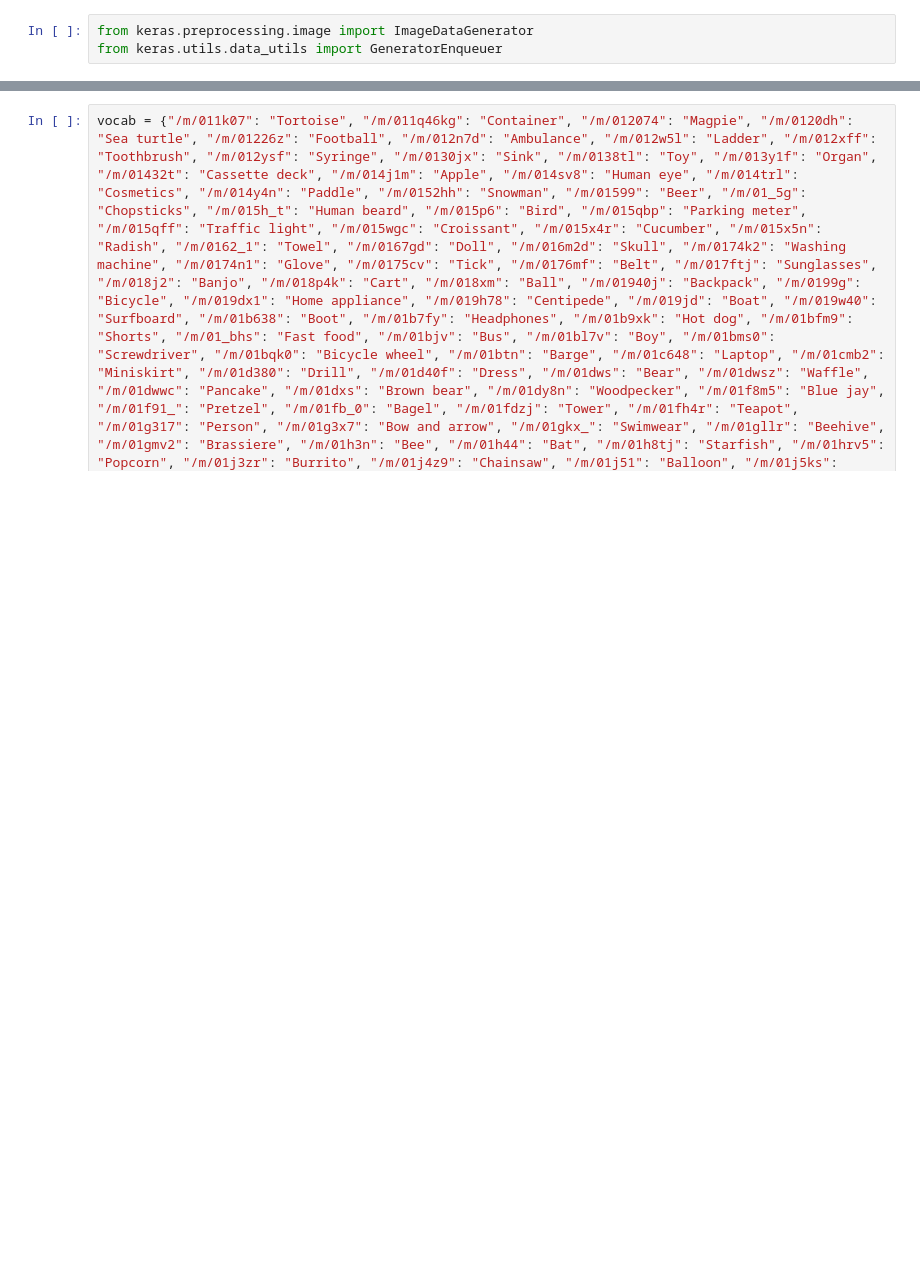
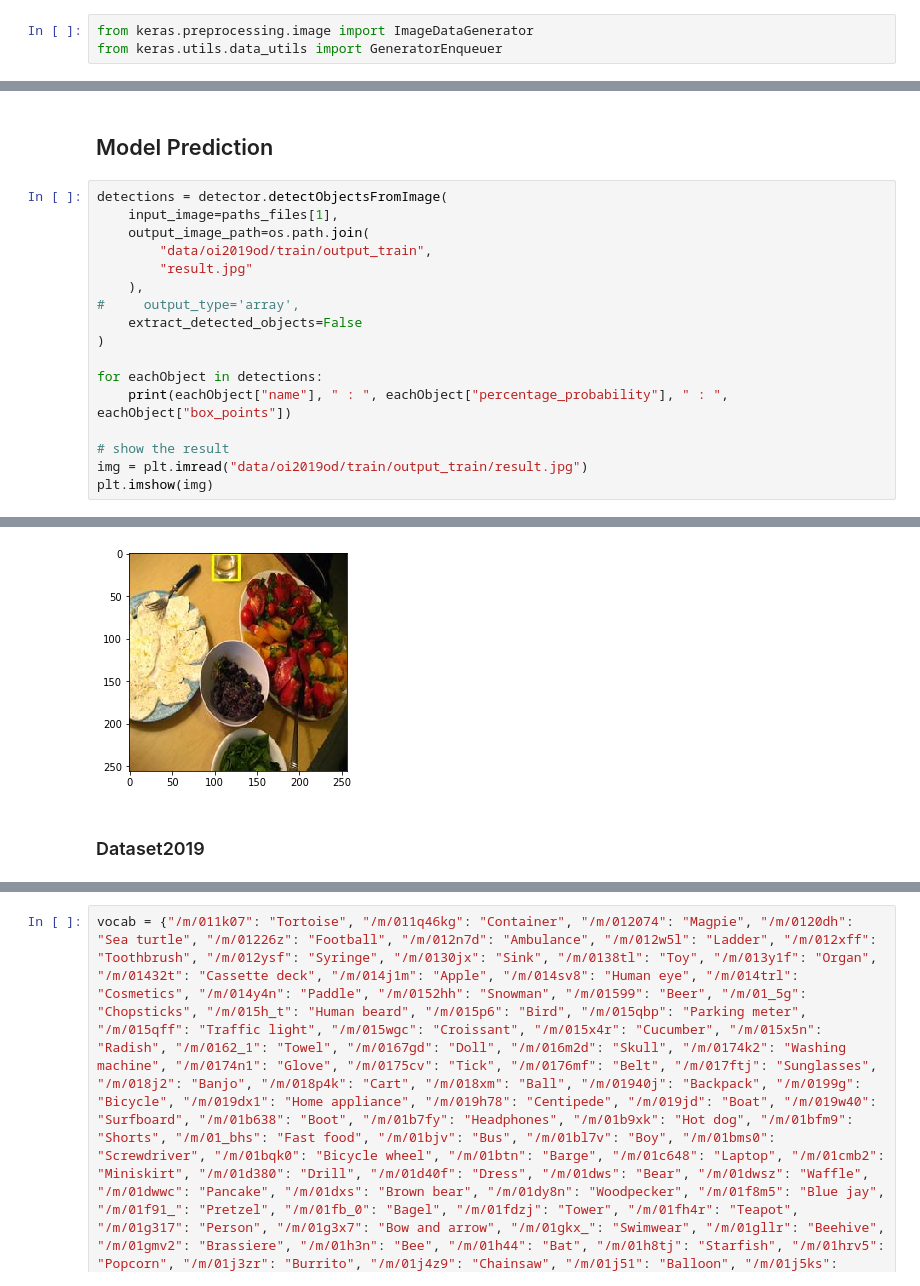
Before and after one commit to BartekKrzepkowski/Object_Detection, a Jupyter notebook: OD_Kaggle1.ipynb, the cells around one changed output, grey strips where cells are left out. Drawn from its saved outputs; the diff is of its cells as text; blank space fills up the shorter version.

```diff
--- a/OD_Kaggle1.ipynb
+++ b/OD_Kaggle1.ipynb
@@ -32,0 +60,20 @@ plt.imshow(image, cmap = 'gray', interpolation = 'bicubic')
+# %% [markdown]
+## Model Prediction
+# %%
+detections = detector.detectObjectsFromImage(
+    input_image=paths_files[1],
+    output_image_path=os.path.join(
+        "data/oi2019od/train/output_train",
+        "result.jpg"
+    ),
+#     output_type='array',
+    extract_detected_objects=False
+)
+
+for eachObject in detections:
+    print(eachObject["name"], " : ", eachObject["percentage_probability"], " : ", eachObject["box_points"])
+
+# show the result
+img = plt.imread("data/oi2019od/train/output_train/result.jpg")
+plt.imshow(img)
+# %% [output]
@@ -33 +83,4 @@ plt.imshow(image, cmap = 'gray', interpolation = 'bicubic')
+[figure, added]
+# %% [markdown]
+### Dataset2019
 # %%
```
Also changed, not shown: parts of 10 cells of this notebook.
